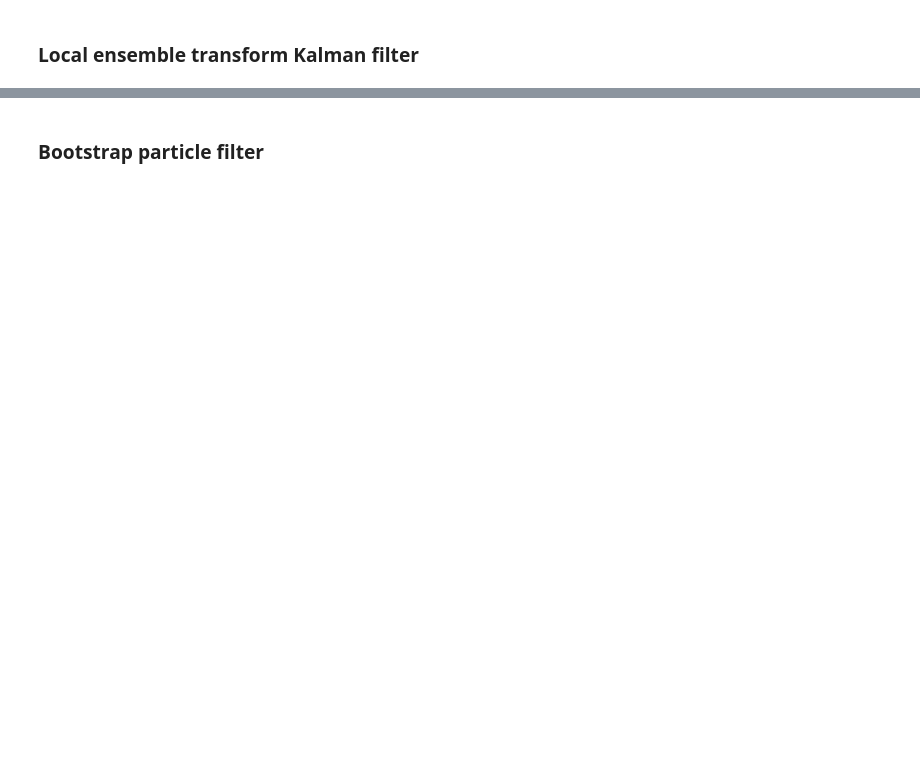
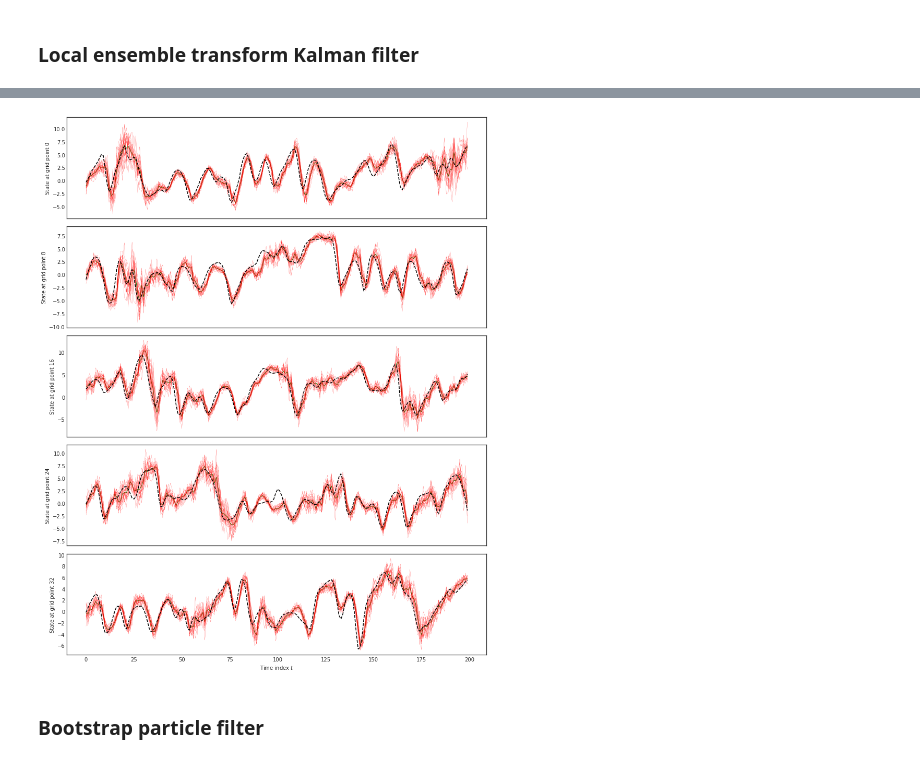
Before and after one commit to thiery-lab/data-assimilation, a Jupyter notebook: notebooks/Lorenz 96 model.ipynb, the cells around one changed output, grey strips where cells are left out. Drawn from its saved outputs; the diff is of its cells as text; code cells hidden in the pictures; blank space fills up the shorter version.

```diff
--- a/notebooks/Lorenz 96 model.ipynb
+++ b/notebooks/Lorenz 96 model.ipynb
@@ -115,9 +144,9 @@ localisation_func = da.PeriodicLocalisationFunction(
 # %%
 letkf = da.LocalEnsembleTransformKalmanFilter(
     model.init_state_sampler, model.next_state_sampler, model.observation_func,
-    model.obser_noise_std * np.ones(model.dim_z), model.dim_z, localisation_func, 1.15, rng
+    model.obser_noise_std * np.ones(model.dim_z), model.dim_z, localisation_func, 1.05, rng
 )
 # %%
 %%time
-results_letkf = letkf.filter(x_reference, 10, return_particles=True)
+results_letkf = letkf.filter(x_reference, 20, return_particles=True)
 # %% [output]
@@ -159,3 +155,8 @@ for i in range(5):
+# %%
+fig, axes = plot_results(
+    results_letkf, range(0, dim_z, 8), z_reference, trace_skip=1, trace_alpha=0.75)
+# %% [output]
+[figure, added]
 # %% [markdown]
 ### Bootstrap particle filter
 # %%
```
Also changed, not shown: parts of 32 cells of this notebook, 3 other files.
